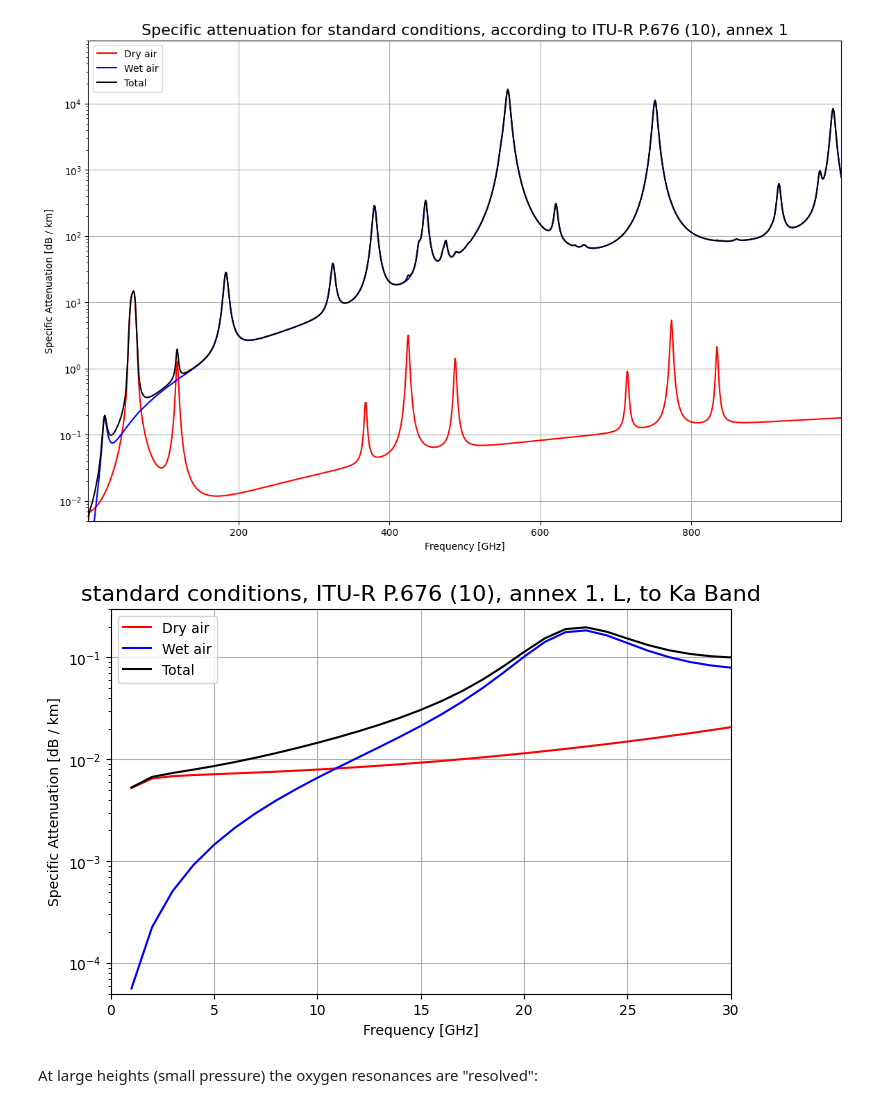
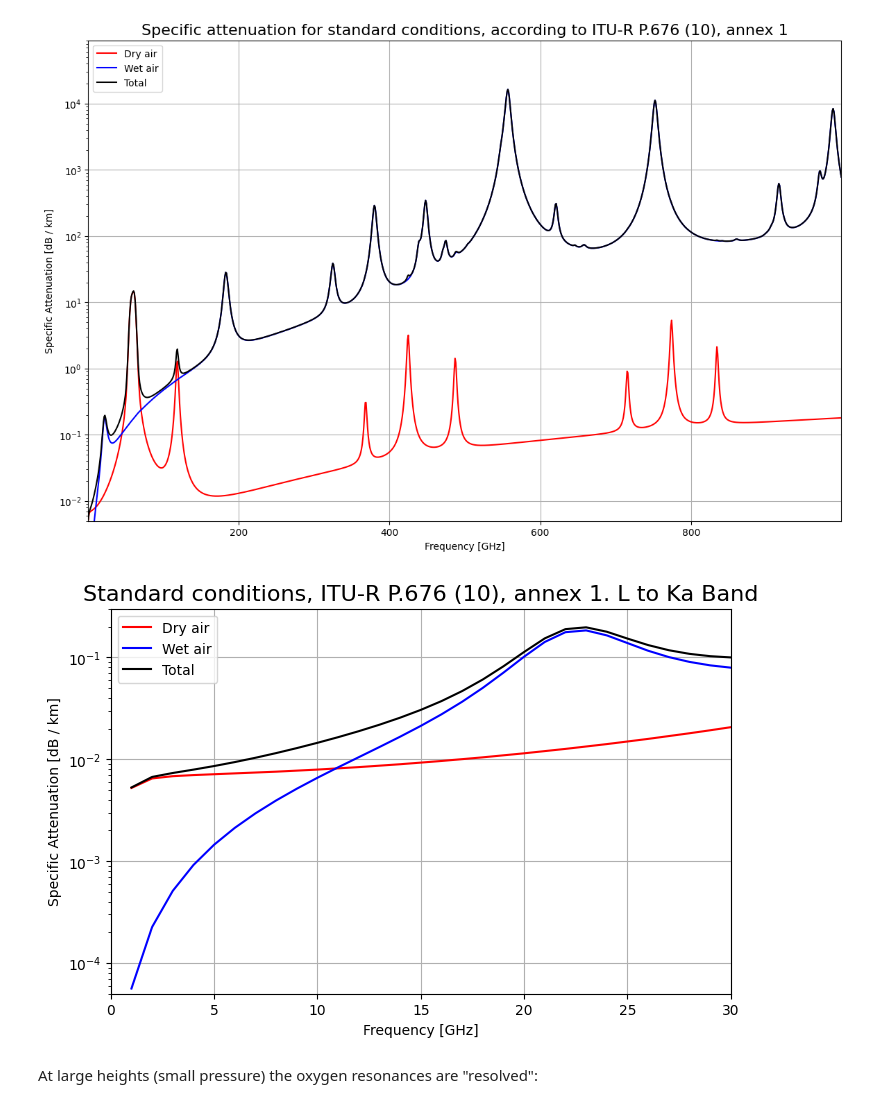
Before and after one commit to stelios-c/pycraf, a Jupyter notebook: notebooks/02_atmospheric_attenuation.ipynb, the cells around one changed output. Drawn from its saved outputs; the diff is of its cells as text; code cells hidden in the pictures.

Commit message:
Clean title for post

```diff
--- a/notebooks/02_atmospheric_attenuation.ipynb
+++ b/notebooks/02_atmospheric_attenuation.ipynb
@@ -251,20 +251,20 @@ plt.show()
 # %%
 plt.close()
 plt.figure(figsize=(8, 5))
 plt.plot(_freqs, atten_dry.to(cnv.dB / u.km).value, 'r-', label='Dry air')
 plt.plot(_freqs, atten_wet.to(cnv.dB / u.km).value, 'b-', label='Wet air')
 plt.plot(_freqs, atten_tot.to(cnv.dB / u.km).value, 'k-', label='Total')
 plt.semilogy()
 plt.xlabel('Frequency [GHz]')
 plt.ylabel('Specific Attenuation [dB / km]')
 plt.xlim((0, 30))
 plt.ylim((5.e-5, 0.3))
 plt.grid()
 plt.legend(*plt.gca().get_legend_handles_labels(), loc='upper left')
-plt.title('standard conditions, ITU-R P.676 (10), annex 1. L, to Ka Band',fontsize=16)
+plt.title('Standard conditions, ITU-R P.676 (10), annex 1. L to Ka Band',fontsize=16)
 plt.show()
 # %% [output]
-[figure, old version]
+[figure, new version]
 # %% [markdown]
 At large heights (small pressure) the oxygen resonances are "resolved":
 # %%
```
